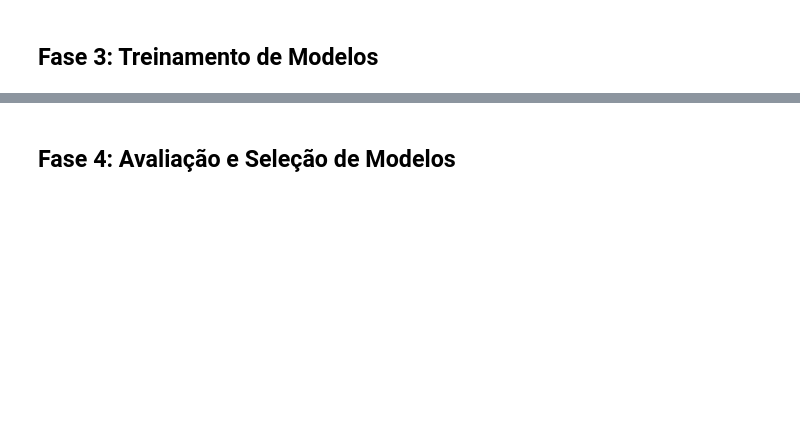
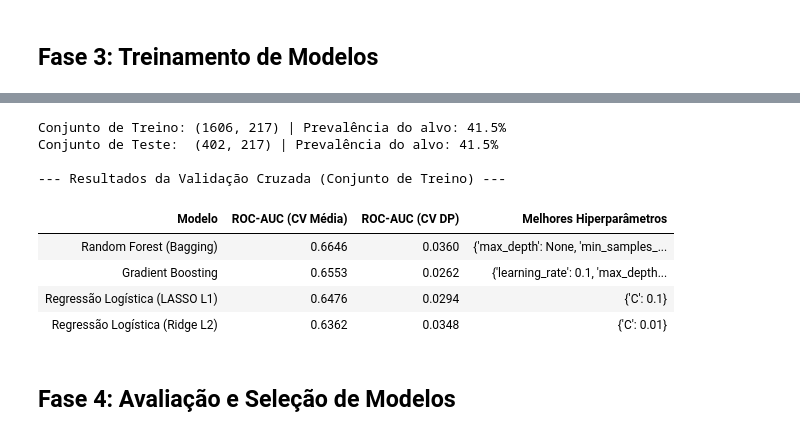
Before and after one commit to luishcr29/heart-failure-outcome-prediction-fork1, a Jupyter notebook: notebooks/main.ipynb, the cells around one changed output, grey strips where cells are left out. Cells and saved outputs as stored; diff of their text form; code cells hidden in the pictures; blank space fills up the shorter version.

```diff
--- a/notebooks/main.ipynb
+++ b/notebooks/main.ipynb
@@ -345,2 +346,30 @@ SelectFromModel(estimator=LogisticRegression(C=0.1, class_weight='balanced',
+# %%
+# 1. Divisão estratificada (80% treino / 20% teste)
+X_train, X_test, y_train, y_test = train.split_data(X, target, test_size=0.2, random_state=42)
+print(f"Conjunto de Treino: {X_train.shape} | Prevalência do alvo: {y_train.mean():.1%}")
+print(f"Conjunto de Teste:  {X_test.shape} | Prevalência do alvo: {y_test.mean():.1%}")
+
+# 2. Treinamento e ajuste de hiperparâmetros via Validação Cruzada Estratificada (5-Fold)
+best_models, cv_summary = train.train_and_validate(
+    X_train, y_train, preprocessor, cv_splits=5, random_state=42
+)
+
+print("\n--- Resultados da Validação Cruzada (Conjunto de Treino) ---")
+display(
+    cv_summary.style.hide(axis="index").format({
+        "ROC-AUC (CV Média)": "{:.4f}",
+        "ROC-AUC (CV DP)": "{:.4f}",
+    })
+)
+# %% [output]
+Conjunto de Treino: (1606, 217) | Prevalência do alvo: 41.5%
+Conjunto de Teste:  (402, 217) | Prevalência do alvo: 41.5%
+
+--- Resultados da Validação Cruzada (Conjunto de Treino) ---
+| Modelo | ROC-AUC (CV Média) | ROC-AUC (CV DP) | Melhores Hiperparâmetros |
+| Random Forest (Bagging) | 0.6646 | 0.0360 | {'max_depth': None, 'min_samples_... |
+| Gradient Boosting | 0.6553 | 0.0262 | {'learning_rate': 0.1, 'max_depth... |
+| Regressão Logística (LASSO L1) | 0.6476 | 0.0294 | {'C': 0.1} |
+| Regressão Logística (Ridge L2) | 0.6362 | 0.0348 | {'C': 0.01} |
 # %% [markdown]
 ## **Fase 4: Avaliação e Seleção de Modelos**
```
Also changed, not shown: parts of 5 cells of this notebook, 8 other files.
